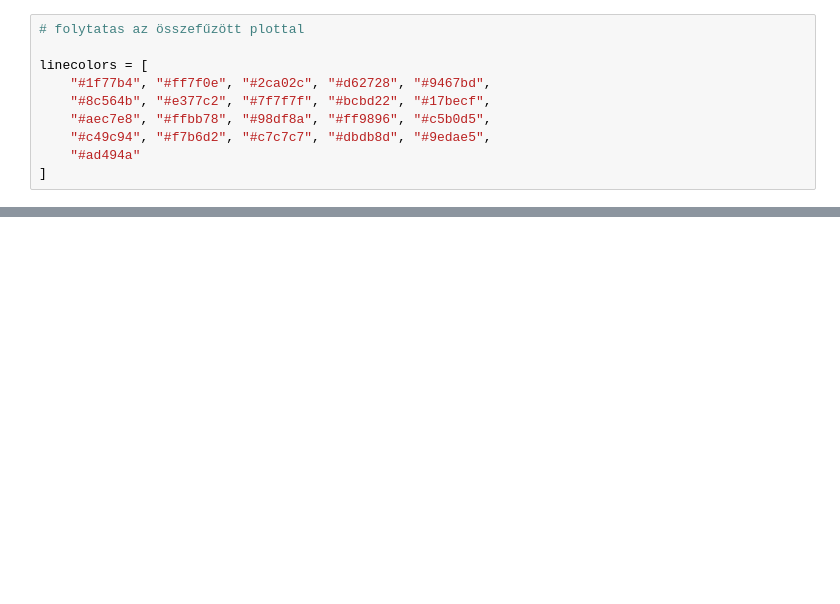
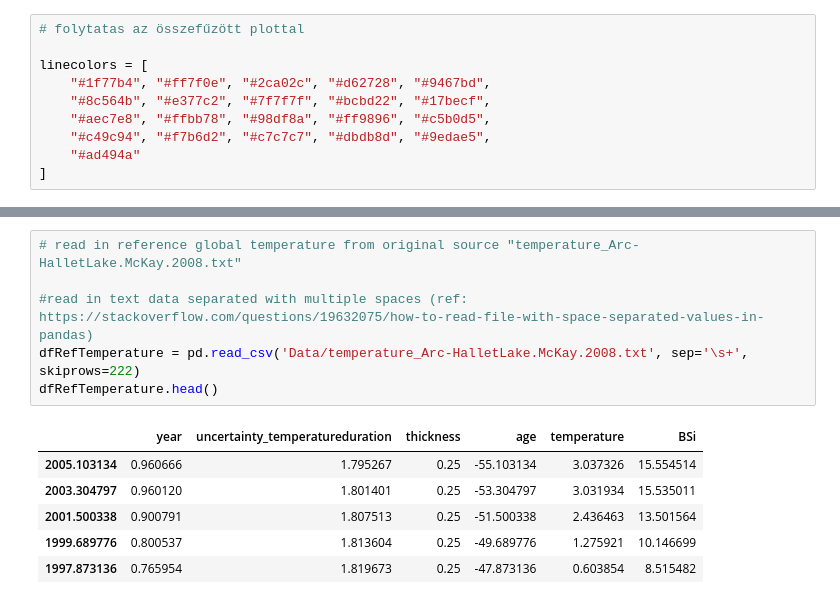
Before and after one commit to noyo0/ProgrammingForDataAnalysis_Project2, a Jupyter notebook: Project2/Project2.ipynb, the cells around one changed output, grey strips where cells are left out. Saved outputs shown, nothing was run; the diff lists cells and outputs as text; blank space fills up the shorter version.

```diff
--- a/Project2/Project2.ipynb
+++ b/Project2/Project2.ipynb
@@ -258,3 +249,16 @@ plt.grid(True)
 plt.show()
 # %% [output]
 [figure]
+# %%
+# read in reference global temperature from original source "temperature_Arc-HalletLake.McKay.2008.txt"
+
+#read in text data separated with multiple spaces (ref: https://stackoverflow.com/questions/19632075/how-to-read-file-with-space-separated-values-in-pandas)
+dfRefTemperature = pd.read_csv('Data/temperature_Arc-HalletLake.McKay.2008.txt', sep='\s+', skiprows=222)
+dfRefTemperature.head()
+# %% [output]
+|  | year | uncertainty_temperatureduration | thickness | age | temperature | BSi |
+| 2005.103134 | 0.960666 | 1.795267 | 0.25 | -55.103134 | 3.037326 | 15.554514 |
+| 2003.304797 | 0.960120 | 1.801401 | 0.25 | -53.304797 | 3.031934 | 15.535011 |
+| 2001.500338 | 0.900791 | 1.807513 | 0.25 | -51.500338 | 2.436463 | 13.501564 |
+| 1999.689776 | 0.800537 | 1.813604 | 0.25 | -49.689776 | 1.275921 | 10.146699 |
+| 1997.873136 | 0.765954 | 1.819673 | 0.25 | -47.873136 | 0.603854 | 8.515482 |
```
Also changed, not shown: parts of 8 cells of this notebook, 1 other file.
